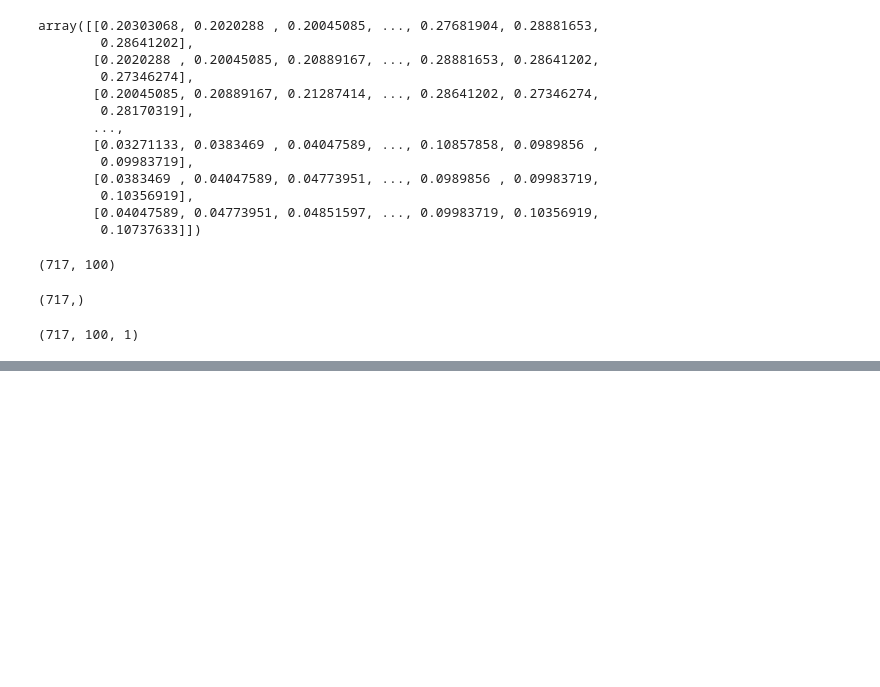
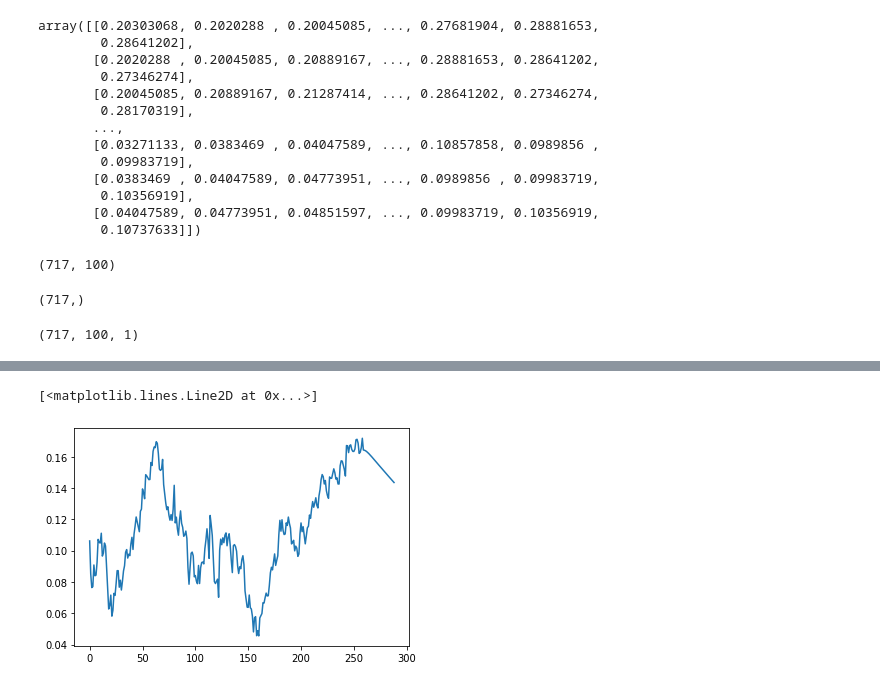
Before and after one commit to coders-nightmare/nlp_projects, a Jupyter notebook: Stock_price_prediction.ipynb, the cells around one changed output, grey strips where cells are left out. Cells and saved outputs as stored; diff of their text form; code cells hidden in the pictures; blank space fills up the shorter version.

```diff
--- a/Stock_price_prediction.ipynb
+++ b/Stock_price_prediction.ipynb
@@ -260,0 +348,3 @@ plt.show()
+# %%
+df3=df1.tolist()
+df3.extend(lst_output)
@@ -260,0 +357,5 @@ plt.show()
+# %%
+plt.plot(df3[1000:])
+# %% [output]
+[<matplotlib.lines.Line2D at 0x...>]
+[figure, added]
```
Also changed, not shown: parts of 17 cells of this notebook.
